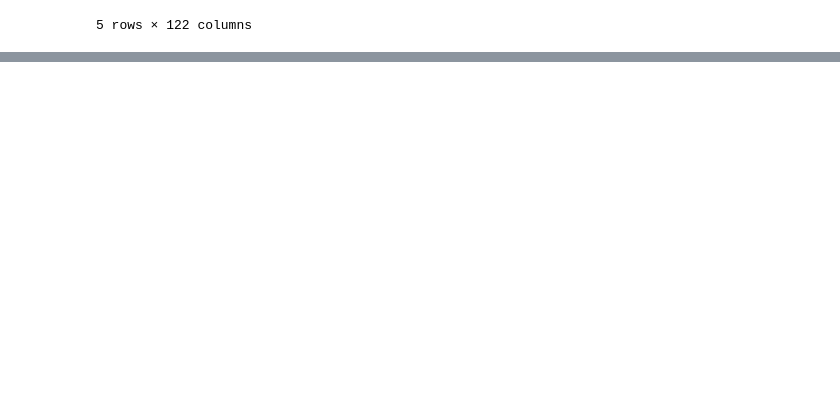
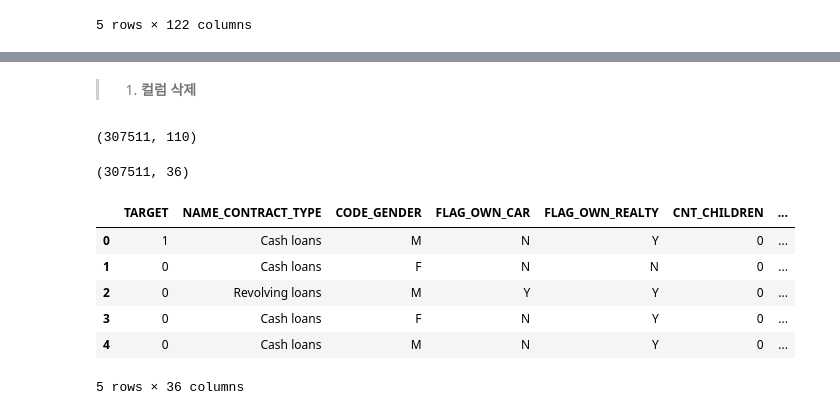
Before and after one commit to ZiNoBae/Hackathon_ubion, a Jupyter notebook: AutoEDA.ipynb, the cells around one changed output, grey strips where cells are left out. Saved outputs shown, nothing was run; the diff lists cells and outputs as text; code cells hidden in the pictures; blank space fills up the shorter version.

```diff
--- a/AutoEDA.ipynb
+++ b/AutoEDA.ipynb
@@ -34,0 +101,4 @@ df.head()
+# %%
+import pandas as pd
+df = pd.read_csv('./datasets/application_data.csv')
+df.head()
@@ -34,0 +117,40 @@ df.head()
+# %%
+# 원본
+df_origin = df.copy()
+# %%
+# 원본 복구용
+df = df_origin.copy()
+# %% [markdown]
+> 1. **컬럼 삭제**
+# %%
+df.drop(['SK_ID_CURR',
+         'FLAG_MOBIL', 'FLAG_EMP_PHONE',
+         'FLAG_WORK_PHONE', 'FLAG_CONT_MOBILE','FLAG_PHONE',
+         'REGION_RATING_CLIENT', 'REGION_RATING_CLIENT_W_CITY',
+         'REG_REGION_NOT_LIVE_REGION', 'REG_REGION_NOT_WORK_REGION',
+         'LIVE_REGION_NOT_WORK_REGION', 'REG_CITY_NOT_LIVE_CITY' ], axis=1, inplace=True)
+# %%
+df.shape
+# %% [output]
+(307511, 110)
+# %%
+# 의미 파악 불가인 주거 columns
+col_drop1 = df_origin.columns[41:95]
+df.drop(col_drop1, axis=1, inplace=True)
+
+# FLAG_DOCUMENT_2~21 -> 의미파악 불가
+col_drop2 = df_origin.columns[96:116]
+df.drop(col_drop2, axis=1, inplace=True)
+
+
+print(df.shape)
+df.head()
+# %% [output]
+(307511, 36)
+|  | TARGET | NAME_CONTRACT_TYPE | CODE_GENDER | FLAG_OWN_CAR | FLAG_OWN_REALTY | CNT_CHILDREN | ... |
+| 0 | 1 | Cash loans | M | N | Y | 0 | ... |
+| 1 | 0 | Cash loans | F | N | N | 0 | ... |
+| 2 | 0 | Revolving loans | M | Y | Y | 0 | ... |
+| 3 | 0 | Cash loans | F | N | Y | 0 | ... |
+| 4 | 0 | Cash loans | M | N | Y | 0 | ... |
+5 rows × 36 columns
```
Also changed, not shown: parts of 17 cells of this notebook.
